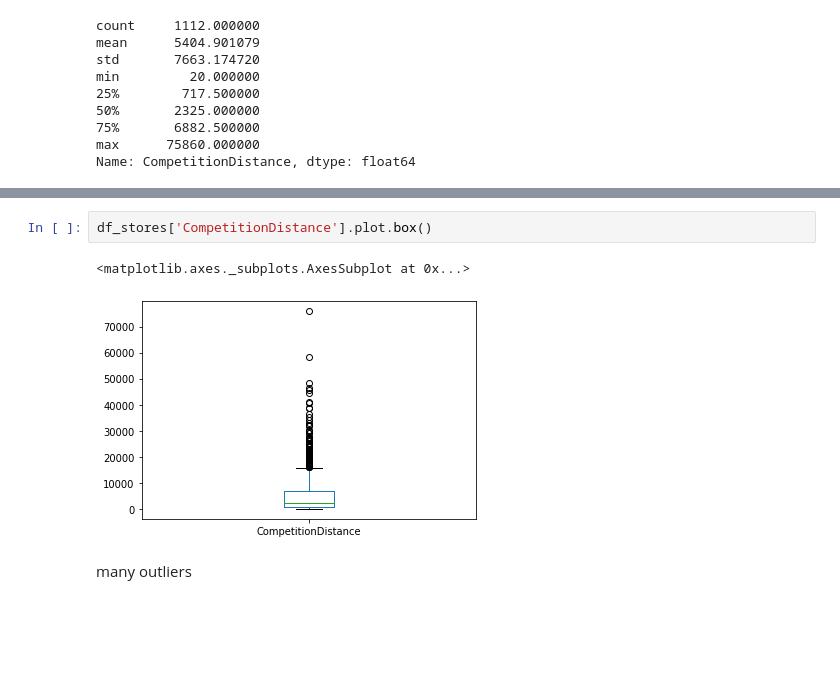
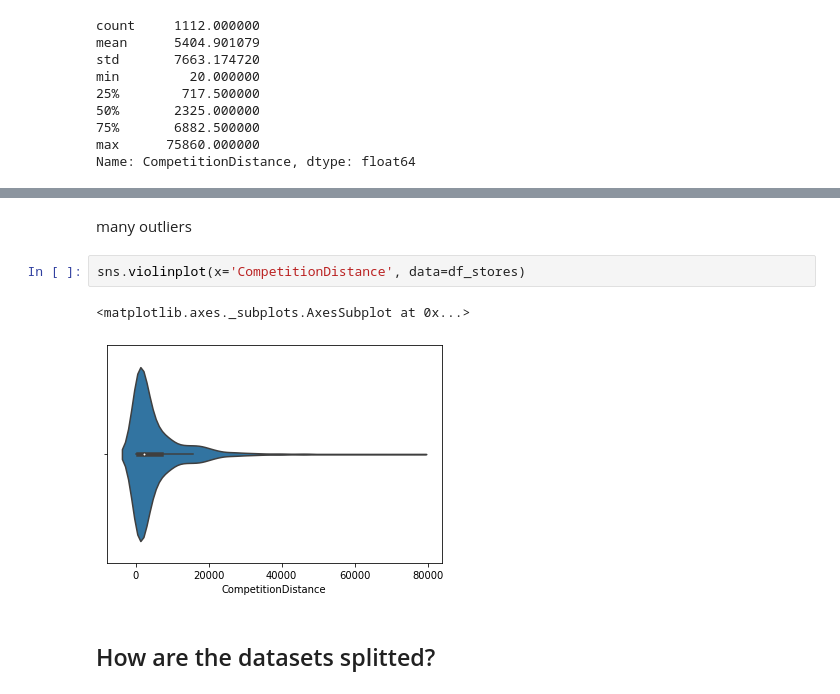
Before and after one commit to djdtimit/kaggle, a Jupyter notebook: rossmann/EDA/univariate_eda.ipynb, the cells around one changed output, grey strips where cells are left out. Drawn from its saved outputs; the diff is of its cells as text; blank space fills up the shorter version.

```diff
--- a/rossmann/EDA/univariate_eda.ipynb
+++ b/rossmann/EDA/univariate_eda.ipynb
@@ -859,7 +862,9 @@ df_stores['CompetitionDistance'].hist()
-# %%
-df_stores['CompetitionDistance'].plot.box()
-# %% [output]
-<matplotlib.axes._subplots.AxesSubplot at 0x...>
-[figure, removed]
 # %% [markdown]
 many outliers
+# %%
+sns.violinplot(x='CompetitionDistance', data=df_stores)
+# %% [output]
+<matplotlib.axes._subplots.AxesSubplot at 0x...>
+[figure, added]
+# %% [markdown]
+## How are the datasets splitted?
```
Also changed, not shown: parts of 21 cells of this notebook.
